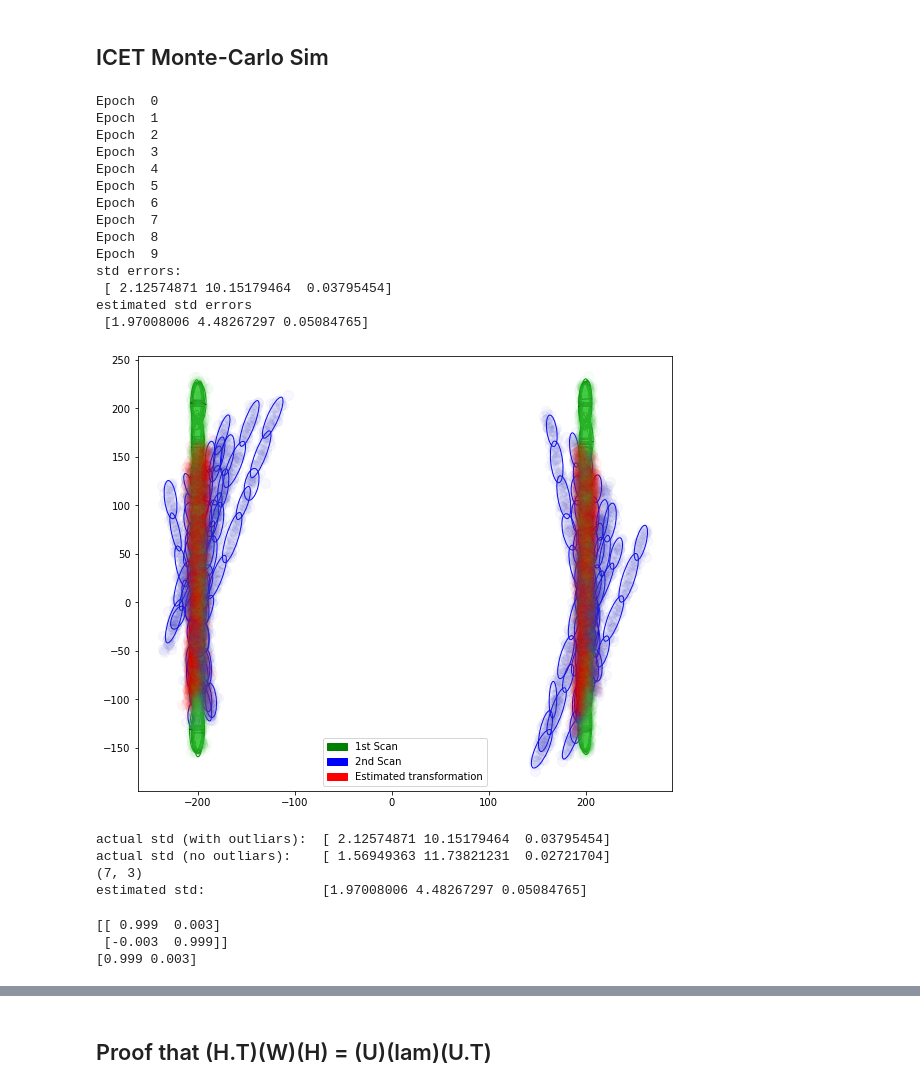
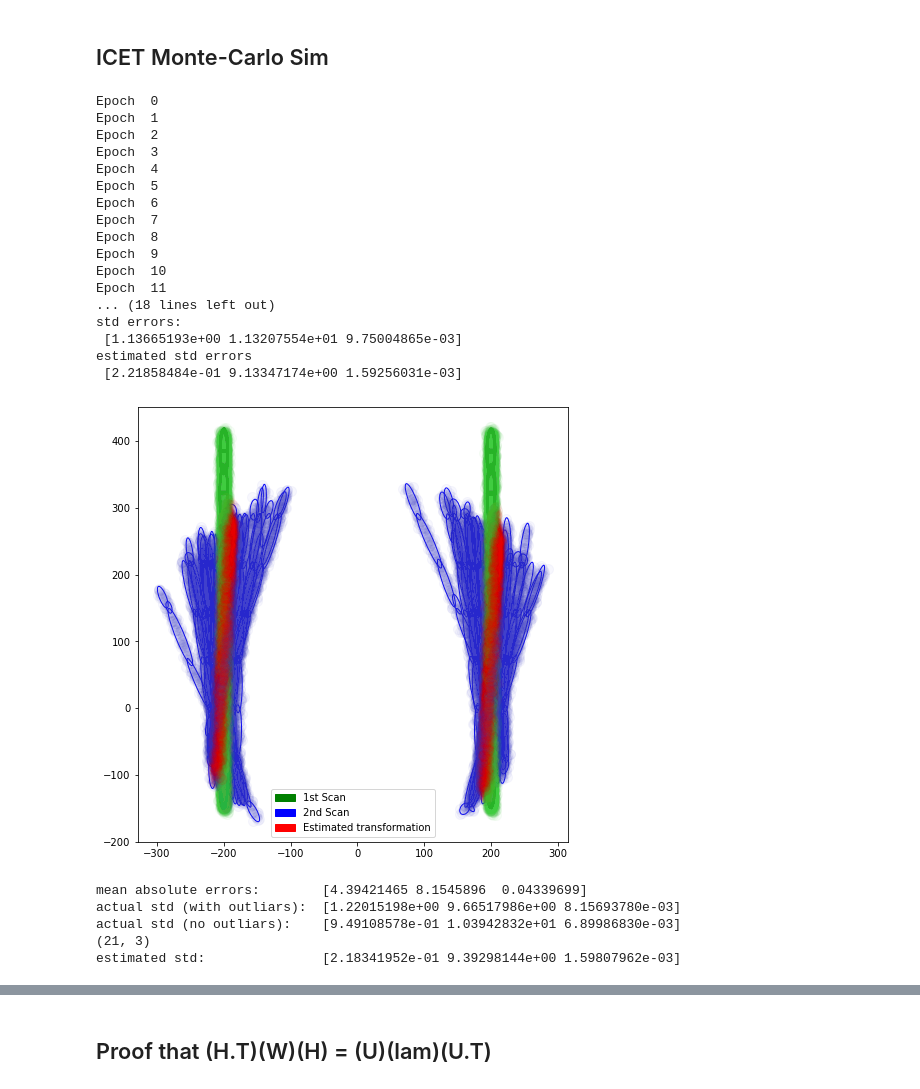
Before and after one commit to mcdermatt/ASAR, a Jupyter notebook: v1/train_network.ipynb, the cells around one changed output, grey strips where cells are left out. Saved outputs shown, nothing was run; the diff lists cells and outputs as text; code cells hidden in the pictures.

Commit message:
lots of debugging, errors from ICET are not zero-centered which is not that chill

```diff
--- a/v1/train_network.ipynb
+++ b/v1/train_network.ipynb
@@ -709,8 +709,8 @@ red = mpatches.Patch(color='red', label='Estimated transformation')
 plt.legend(handles=[green, blue, red])
 
 
-fidelity = 12     # [N x N] grid of ellipses
-nc = 20    # number of cycles
+fidelity = 15     # [N x N] grid of ellipses
+nc = 10    # number of cycles
 min_num_pts = 20  # minimum number of points per ellipse #works well with 5 for default
 atd = True #along track demo
 
@@ -749,59 +764,50 @@ blue = mpatches.Patch(color='blue', label='2nd Scan')
 red = mpatches.Patch(color='red', label='Estimated transformation')
 plt.legend(handles=[green, blue, red])
 
-fidelity = 10     # [N x N] grid of ellipses
+fidelity = 15     # [N x N] grid of ellipses
 nc = 10            # number of cycles
-min_num_pts = 20  # minimum number of points per ellipse #works well with 5 for default
+min_num_pts = 10  # minimum number of points per ellipse #works well with 5 for default
 atd = True        #along track demo
 
-Epochs = 10
+Epochs = 30
 ICET_errors = np.zeros([Epochs,3])
 ICET_estimated_errors = np.zeros([Epochs,3])
 for i in range(Epochs):
     print("Epoch ", i)
     X, Q, error, x_actual = ICET_v2(dat1[a],dat2[a],fig12_2,ax12_2, fid = fidelity, num_cycles = nc, min_num_pts = min_num_pts, along_track_demo = atd)
 #     print("best transformation X = \n", X.T)
 #     print("actual: \n", x_actual)
 #     print("Q = \n", Q)
     err = X.T + x_actual
 #     print("error: ", err)
     ICET_errors[i,:] = err
 
     #DEBUG: switching up x and y because everything is based off of the minor axis?
-    ICET_estimated_errors[i,0] = np.sqrt(Q[1,1])
-    ICET_estimated_errors[i,1] = np.sqrt(Q[0,0])
+#     ICET_estimated_errors[i,0] = np.sqrt(Q[1,1])
+#     ICET_estimated_errors[i,1] = np.sqrt(Q[0,0])
+    ICET_estimated_errors[i,0] = np.sqrt(Q[0,0])
+    ICET_estimated_errors[i,1] = np.sqrt(Q[1,1])
     ICET_estimated_errors[i,2] = np.sqrt(Q[2,2])
 
 print("std errors: \n", np.std(ICET_errors, axis = 0))
 print("estimated std errors \n", np.mean(ICET_estimated_errors, axis = 0))
+# print("estimated std errors: \n", np.std(ICET_estimated_errors, axis =0))
 # %% [output]
 Epoch  0
 Epoch  1
 Epoch  2
 Epoch  3
 Epoch  4
 Epoch  5
 Epoch  6
 Epoch  7
 Epoch  8
 Epoch  9
+Epoch  10
+Epoch  11
+... (18 lines left out)
 std errors:
- [ 2.12574871 10.15179464  0.03795454]
+ [1.13665193e+00 1.13207554e+01 9.75004865e-03]
 estimated std errors
- [1.97008006 4.48267297 0.05084765]
+ [2.21858484e-01 9.13347174e+00 1.59256031e-03]
-[figure, old version]
+[figure, new version]
-# %%
-### ICET_errors_no_outliars = ICET_errors[abs(ICET_errors[:,0]) < 4]
-# print(ICET_estimated_errors)
-# print("mean absolute errors:       ", np.mean(abs(ICET_errors), axis =0))
-
-print("actual std (with outliars): ", np.std(ICET_errors, axis = 0))
-print("actual std (no outliars):   ", np.std(ICET_errors_no_outliars, axis =0))
-print(np.shape(ICET_errors_no_outliars))
-
-print("estimated std:              ", np.mean(ICET_estimated_errors, axis = 0))
-# %% [output]
-actual std (with outliars):  [ 2.12574871 10.15179464  0.03795454]
-actual std (no outliars):    [ 1.56949363 11.73821231  0.02721704]
-(7, 3)
-estimated std:               [1.97008006 4.48267297 0.05084765]
@@ -816,15 +814,18 @@ ax13.hist(ICET_errors[:,2],bins=bins);
-# %%
-A = np.identity(2)
-A[0,0] = 0.999
-A[1,1] = 0.999
-A[1,0] = -0.003
-A[0,1] = 0.003
-print(A)
-# print(np.linalg.pinv(A))
-# print(A.T)
-B = np.array([1,0])
-print(B.dot(A))
-# %% [output]
-[[ 0.999  0.003]
- [-0.003  0.999]]
-[0.999 0.003]
+# %%
+ICET_errors_no_outliars = ICET_errors[abs(ICET_errors[:,0]) < 5]
+# print(ICET_estimated_errors)
+# print(ICET_errors)
+print("mean absolute errors:       ", np.mean(abs(ICET_errors), axis =0))
+
+print("actual std (with outliars): ", np.std(ICET_errors, axis = 0))
+print("actual std (no outliars):   ", np.std(ICET_errors_no_outliars, axis =0))
+print(np.shape(ICET_errors_no_outliars))
+
+print("estimated std:              ", np.mean(ICET_estimated_errors, axis = 0))
+# print("estimated std errors:       ", np.std(ICET_estimated_errors, axis =0))
+# %% [output]
+mean absolute errors:        [4.39421465 8.1545896  0.04339699]
+actual std (with outliars):  [1.22015198e+00 9.66517986e+00 8.15693780e-03]
+actual std (no outliars):    [9.49108578e-01 1.03942832e+01 6.89986830e-03]
+(21, 3)
+estimated std:               [2.18341952e-01 9.39298144e+00 1.59807962e-03]
```
Also changed, not shown: parts of 17 cells of this notebook, 2 other files.
